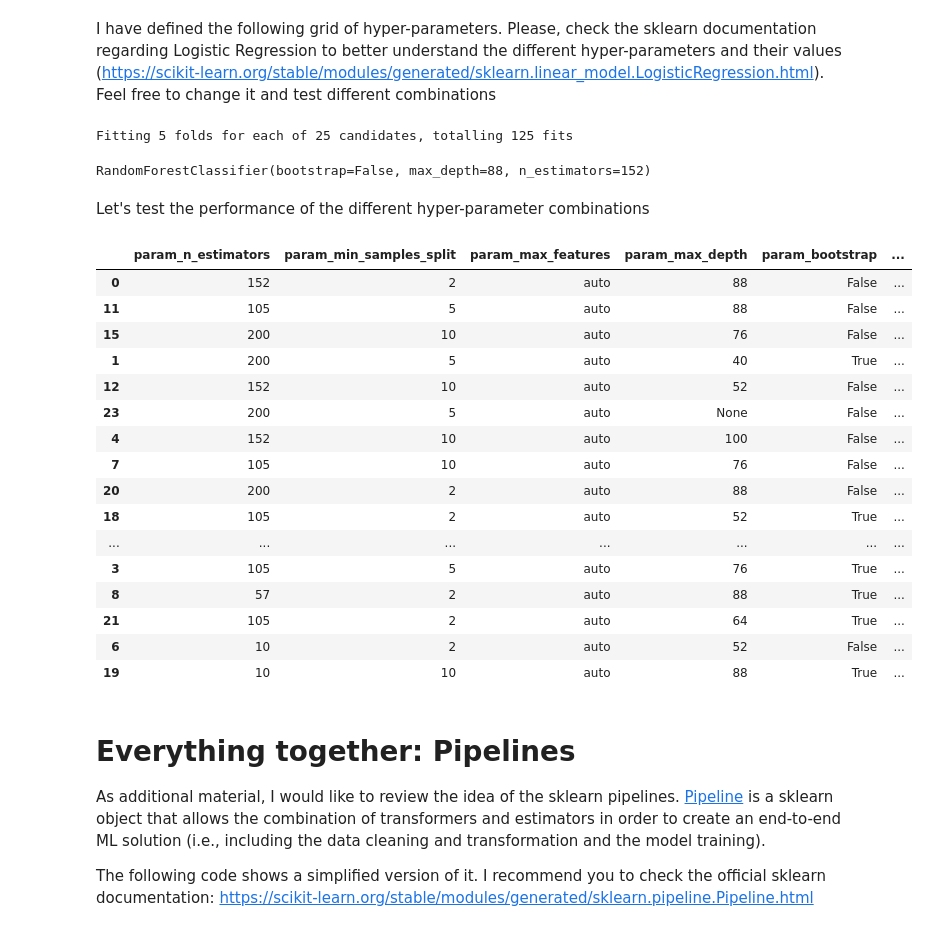
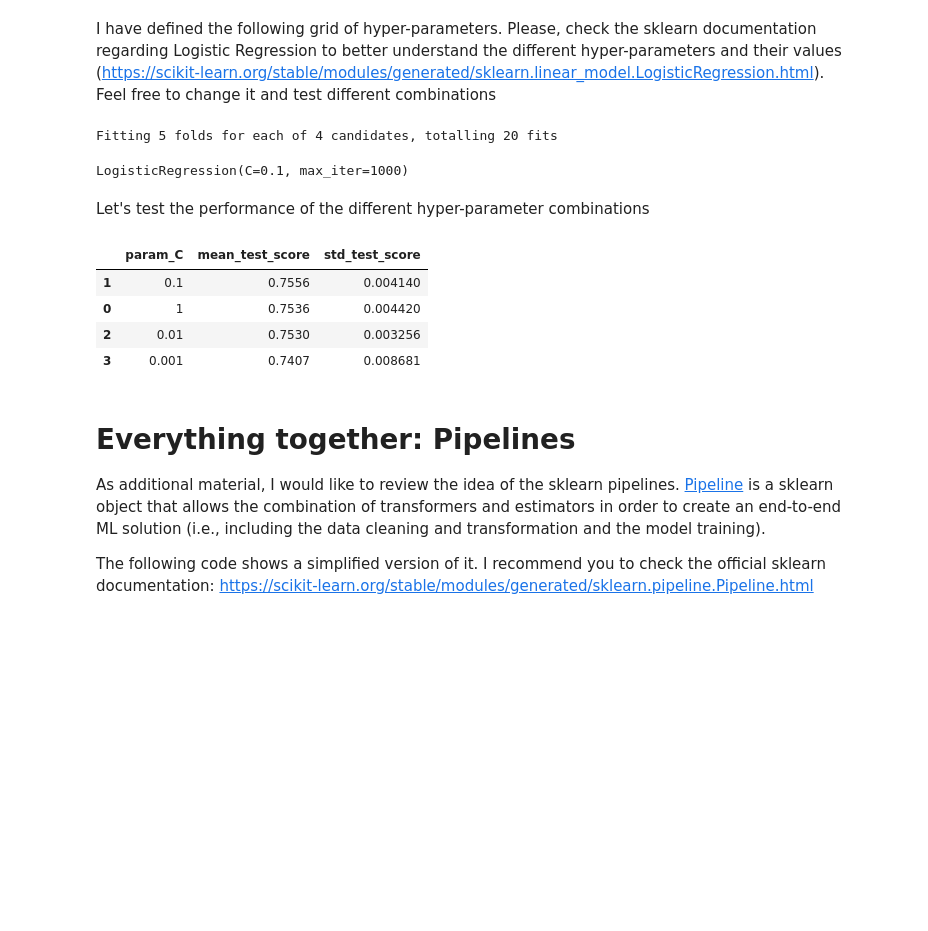
Before and after one commit to acastellanos-ie/ML2-MBD-EN-OCT-2021-S-1, a Jupyter notebook: ml_pipeline_review/ml_pipeline.ipynb, the cells around one changed output. Saved outputs shown, nothing was run; the diff lists cells and outputs as text; code cells hidden in the pictures; blank space fills up the shorter version.

```diff
--- a/ml_pipeline_review/ml_pipeline.ipynb
+++ b/ml_pipeline_review/ml_pipeline.ipynb
@@ -148,6 +154,6 @@ The dataset is offered in two separated fields, one for the training and another
 # %%
-training_set = pd.read_csv("./dataset/training_set.csv", delimiter=",", decimal=".")
-test_set = pd.read_csv("./dataset/test_set.csv", delimiter=",", decimal=".")
+training_set = pd.read_csv("ml_pipeline_review/dataset/training_set.csv", delimiter=",", decimal=".")
+test_set = pd.read_csv("ml_pipeline_review/dataset/test_set.csv", delimiter=",", decimal=".")
 # %% [markdown]
 I will focus on the training dataset to do the entire experimentation.
 
@@ -363,39 +295,33 @@ random_grid = {'n_estimators': n_estimators,
+# %%
+# Regularization Parameter
+C = [1, 0.1, 0.01, 0.001]
+
+# Create the random grid
+random_grid = {'C': C}
 # %%
 from sklearn.model_selection import RandomizedSearchCV
 
-optimized_rf = RandomizedSearchCV(RandomForestClassifier(),
+optimized_results = RandomizedSearchCV(LogisticRegression(max_iter=1000),
                                   random_grid,
                                   verbose = True,
                                   n_iter=25) # Number of hyper-parameter configurations to test. You can increase it if you want to check more combinations of hyperparameters
 
-optimized_rf.fit(chi2_dataset, training['round_winner'])
-optimized_rf.best_estimator_ # The estimator (i.e., model) with the best hyper-parameter configuration
+optimized_results.fit(dummified_dataset, training['round_winner'])
+optimized_results.best_estimator_ # The estimator (i.e., model) with the best hyper-parameter configuration
 # %% [output]
-Fitting 5 folds for each of 25 candidates, totalling 125 fits
+Fitting 5 folds for each of 4 candidates, totalling 20 fits
-RandomForestClassifier(bootstrap=False, max_depth=88, n_estimators=152)
+LogisticRegression(C=0.1, max_iter=1000)
 # %% [markdown]
 Let's test the performance of the different hyper-parameter combinations
 # %%
-param_cols = [c for c in optimized_rf.cv_results_ if c[:6] == 'param_']
-pd.DataFrame(optimized_rf.cv_results_).sort_values(by="mean_test_score", ascending=False)[param_cols + ['mean_test_score', 'std_test_score']]
+param_cols = [c for c in optimized_results.cv_results_ if c[:6] == 'param_']
+pd.DataFrame(optimized_results.cv_results_).sort_values(by="mean_test_score", ascending=False)[param_cols + ['mean_test_score', 'std_test_score']]
 # %% [output]
-|  | param_n_estimators | param_min_samples_split | param_max_features | param_max_depth | param_bootstrap | ... |
-| 0 | 152 | 2 | auto | 88 | False | ... |
-| 11 | 105 | 5 | auto | 88 | False | ... |
-| 15 | 200 | 10 | auto | 76 | False | ... |
-| 1 | 200 | 5 | auto | 40 | True | ... |
-| 12 | 152 | 10 | auto | 52 | False | ... |
-| 23 | 200 | 5 | auto | None | False | ... |
-| 4 | 152 | 10 | auto | 100 | False | ... |
-| 7 | 105 | 10 | auto | 76 | False | ... |
-| 20 | 200 | 2 | auto | 88 | False | ... |
-| 18 | 105 | 2 | auto | 52 | True | ... |
-| ... | ... | ... | ... | ... | ... | ... |
-| 3 | 105 | 5 | auto | 76 | True | ... |
-| 8 | 57 | 2 | auto | 88 | True | ... |
-| 21 | 105 | 2 | auto | 64 | True | ... |
-| 6 | 10 | 2 | auto | 52 | False | ... |
-| 19 | 10 | 10 | auto | 88 | True | ... |
+|  | param_C | mean_test_score | std_test_score |
+| 1 | 0.1 | 0.7556 | 0.004140 |
+| 0 | 1 | 0.7536 | 0.004420 |
+| 2 | 0.01 | 0.7530 | 0.003256 |
+| 3 | 0.001 | 0.7407 | 0.008681 |
 # %% [markdown]
 # Everything together: Pipelines
 
```
Also changed, not shown: parts of 19 cells of this notebook.
